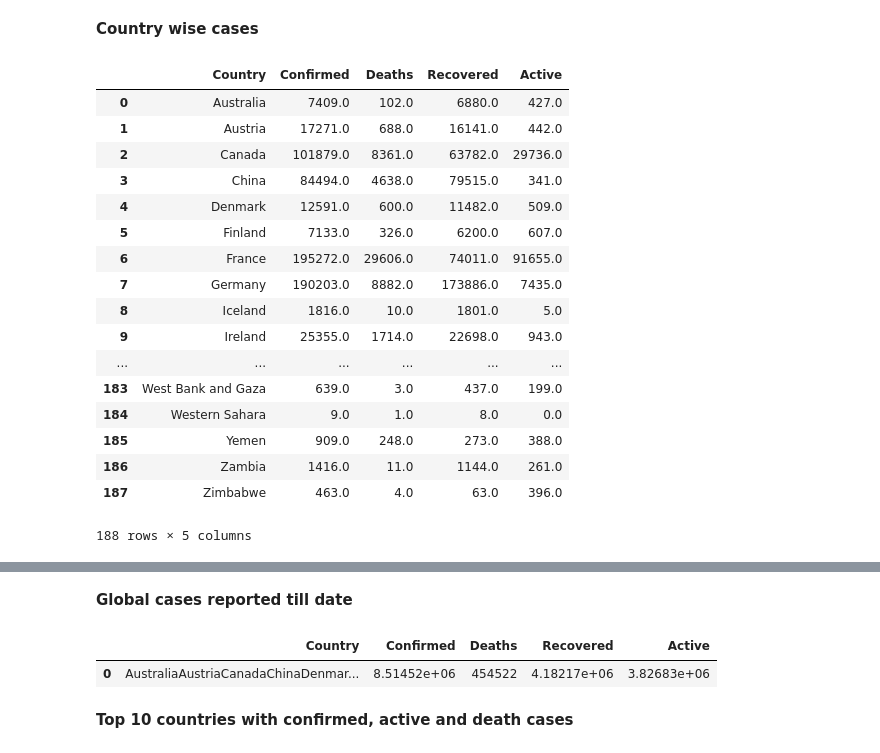
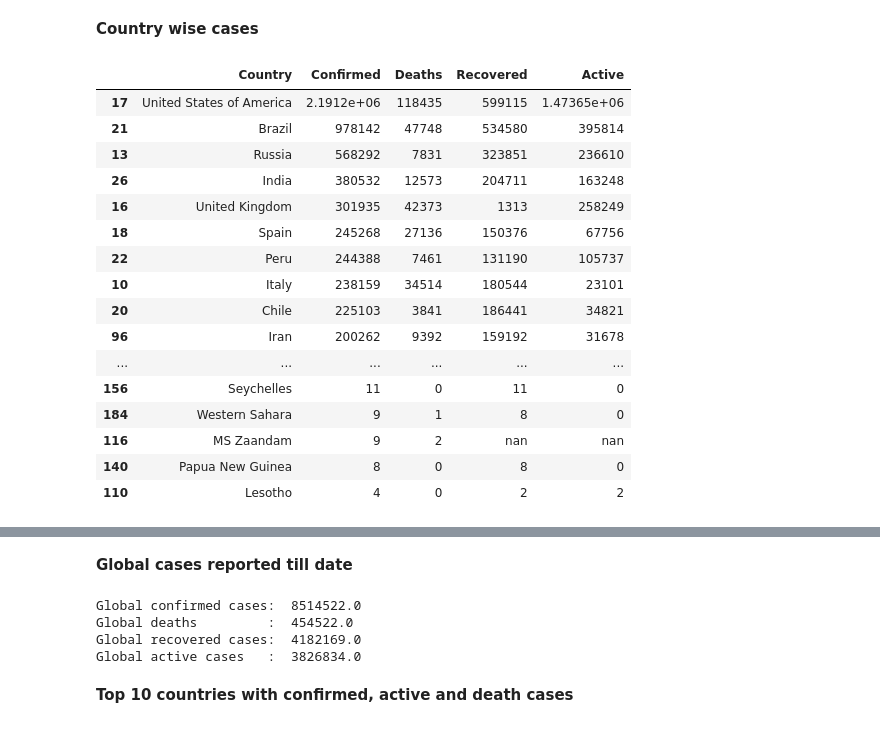
Before and after one commit to pvkoushik07/covidanalysis, a Jupyter notebook: covidanalysis.ipynb, the cells around one changed output, grey strips where cells are left out. Drawn from its saved outputs; the diff is of its cells as text; code cells hidden in the pictures.

```diff
--- a/covidanalysis.ipynb
+++ b/covidanalysis.ipynb
@@ -118,26 +119,28 @@ df_corona["Active"] = df_corona["Confirmed"]-df_corona["Recovered"]-df_corona["D
 # %%
 df_countrywisecases = df_corona.copy().drop(['Lat', 'Long_', 'Incident_Rate', 'People_Tested', 'People_Hospitalized', 'Mortality_Rate', 'UID', 'ISO3', 'Last_Update'], axis = 1)
 df_countrywisecases[['Confirmed', 'Deaths', 'Recovered', 'Active']] = df_countrywisecases[['Confirmed', 'Deaths', 'Recovered', 'Active']].apply(pd.to_numeric)
-df_countrywisecases
+df_countrywisecases.sort_values('Confirmed', ascending = False).style.background_gradient(cmap = 'YlOrBr', subset = ["Confirmed"])\
+                        .background_gradient(cmap='Reds',subset=["Deaths"])\
+                        .background_gradient(cmap='Greens',subset=["Recovered"])\
+                        .background_gradient(cmap='Purples',subset=["Active"])
 # %% [output]
 |  | Country | Confirmed | Deaths | Recovered | Active |
-| 0 | Australia | 7409.0 | 102.0 | 6880.0 | 427.0 |
-| 1 | Austria | 17271.0 | 688.0 | 16141.0 | 442.0 |
-| 2 | Canada | 101879.0 | 8361.0 | 63782.0 | 29736.0 |
-| 3 | China | 84494.0 | 4638.0 | 79515.0 | 341.0 |
-| 4 | Denmark | 12591.0 | 600.0 | 11482.0 | 509.0 |
-| 5 | Finland | 7133.0 | 326.0 | 6200.0 | 607.0 |
-| 6 | France | 195272.0 | 29606.0 | 74011.0 | 91655.0 |
-| 7 | Germany | 190203.0 | 8882.0 | 173886.0 | 7435.0 |
-| 8 | Iceland | 1816.0 | 10.0 | 1801.0 | 5.0 |
-| 9 | Ireland | 25355.0 | 1714.0 | 22698.0 | 943.0 |
+| 17 | United States of America | 2.1912e+06 | 118435 | 599115 | 1.47365e+06 |
+| 21 | Brazil | 978142 | 47748 | 534580 | 395814 |
+| 13 | Russia | 568292 | 7831 | 323851 | 236610 |
+| 26 | India | 380532 | 12573 | 204711 | 163248 |
+| 16 | United Kingdom | 301935 | 42373 | 1313 | 258249 |
+| 18 | Spain | 245268 | 27136 | 150376 | 67756 |
+| 22 | Peru | 244388 | 7461 | 131190 | 105737 |
+| 10 | Italy | 238159 | 34514 | 180544 | 23101 |
+| 20 | Chile | 225103 | 3841 | 186441 | 34821 |
+| 96 | Iran | 200262 | 9392 | 159192 | 31678 |
 | ... | ... | ... | ... | ... | ... |
-| 183 | West Bank and Gaza | 639.0 | 3.0 | 437.0 | 199.0 |
-| 184 | Western Sahara | 9.0 | 1.0 | 8.0 | 0.0 |
-| 185 | Yemen | 909.0 | 248.0 | 273.0 | 388.0 |
-| 186 | Zambia | 1416.0 | 11.0 | 1144.0 | 261.0 |
-| 187 | Zimbabwe | 463.0 | 4.0 | 63.0 | 396.0 |
+| 156 | Seychelles | 11 | 0 | 11 | 0 |
+| 184 | Western Sahara | 9 | 1 | 8 | 0 |
+| 116 | MS Zaandam | 9 | 2 | nan | nan |
+| 140 | Papua New Guinea | 8 | 0 | 8 | 0 |
+| 110 | Lesotho | 4 | 0 | 2 | 2 |
-188 rows × 5 columns
 # %%
 df_conf.loc[df_conf['Country'] == "US", "Country"] = "United States of America"
 df_deaths.loc[df_deaths['Country'] == "US", "Country"] = "United States of America"
@@ -193,11 +196,15 @@ df_corona
 188 rows × 14 columns
 # %% [markdown]
 <b>Global cases reported till date</b>
-# %%
-globalcases = pd.DataFrame(df_countrywisecases.sum()).transpose()
-globalcases
-# %% [output]
-|  | Country | Confirmed | Deaths | Recovered | Active |
-| 0 | AustraliaAustriaCanadaChinaDenmar... | 8.51452e+06 | 454522 | 4.18217e+06 | 3.82683e+06 |
+# %%
+print('Global confirmed cases: ', df_countrywisecases['Confirmed'].sum())
+print('Global deaths         : ', df_countrywisecases['Deaths'].sum())
+print('Global recovered cases: ', df_countrywisecases['Recovered'].sum())
+print('Global active cases   : ', df_countrywisecases['Active'].sum())
+# %% [output]
+Global confirmed cases:  8514522.0
+Global deaths         :  454522.0
+Global recovered cases:  4182169.0
+Global active cases   :  3826834.0
 # %% [markdown]
 <b>Top 10 countries with confirmed, active and death cases</b>
```
Also changed, not shown: parts of 9 cells of this notebook.
